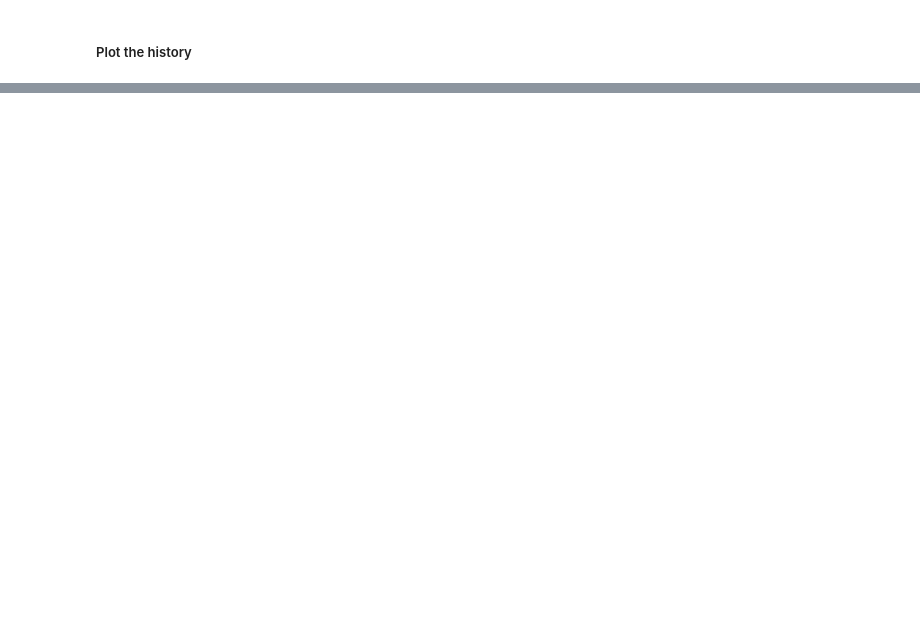
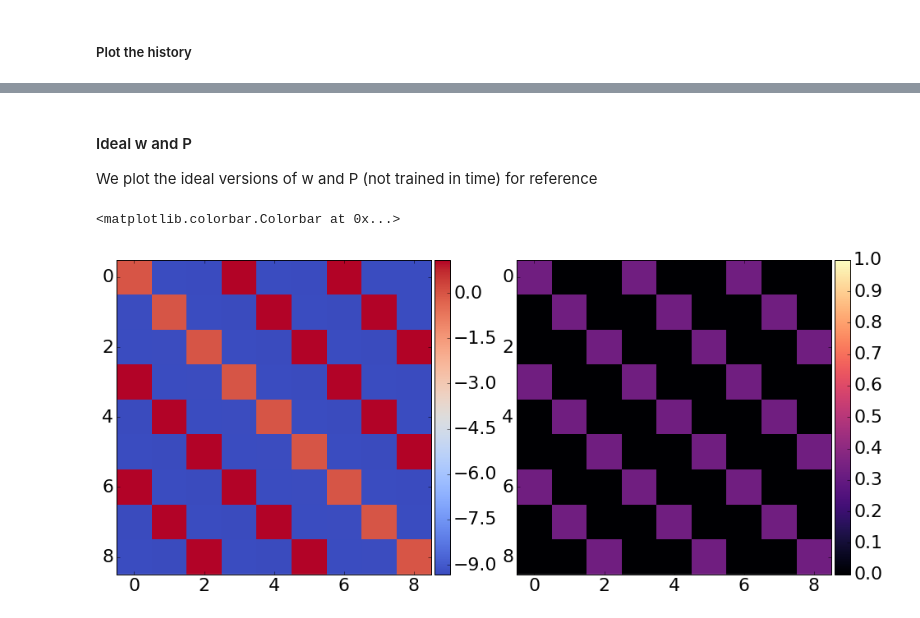
Before and after one commit to h-mayorquin/attractor_sequences, a Jupyter notebook: notebooks/2016-10-09(Time constant effects for learning in time).ipynb, the cells around one changed output, grey strips where cells are left out. Drawn from its saved outputs; the diff is of its cells as text; code cells hidden in the pictures; blank space fills up the shorter version.

```diff
--- a/notebooks/2016-10-09(Time constant effects for learning in time).ipynb
+++ b/notebooks/2016-10-09(Time constant effects for learning in time).ipynb
@@ -155,0 +160,24 @@ for index, (w, p_co) in enumerate(zip(w_end, p_co_end)):
+# %% [markdown]
+#### Ideal w and P
+We plot the ideal versions of w and P (not trained in time) for reference
+# %%
+cmap1 = 'coolwarm'
+cmap2 = 'magma'
+
+gs = gridspec.GridSpec(1, 2)
+fig = plt.figure(figsize=(16, 12))
+
+ax = fig.add_subplot(gs[0, 0])
+im = ax.imshow(w_ideal, cmap=cmap1, interpolation='None')
+divider = make_axes_locatable(ax)
+cax = divider.append_axes('right', size='5%', pad=0.05)
+fig.colorbar(im, ax=ax, cax=cax)
+
+ax = fig.add_subplot(gs[0, 1])
+im = ax.imshow(P_ideal, cmap=cmap2, interpolation='None', vmin=0, vmax=1)
+divider = make_axes_locatable(ax)
+cax = divider.append_axes('right', size='5%', pad=0.05)
+fig.colorbar(im, ax=ax, cax=cax)
+# %% [output]
+<matplotlib.colorbar.Colorbar at 0x...>
+[figure, added]
```
Also changed, not shown: parts of 16 cells of this notebook, 2 other files.
